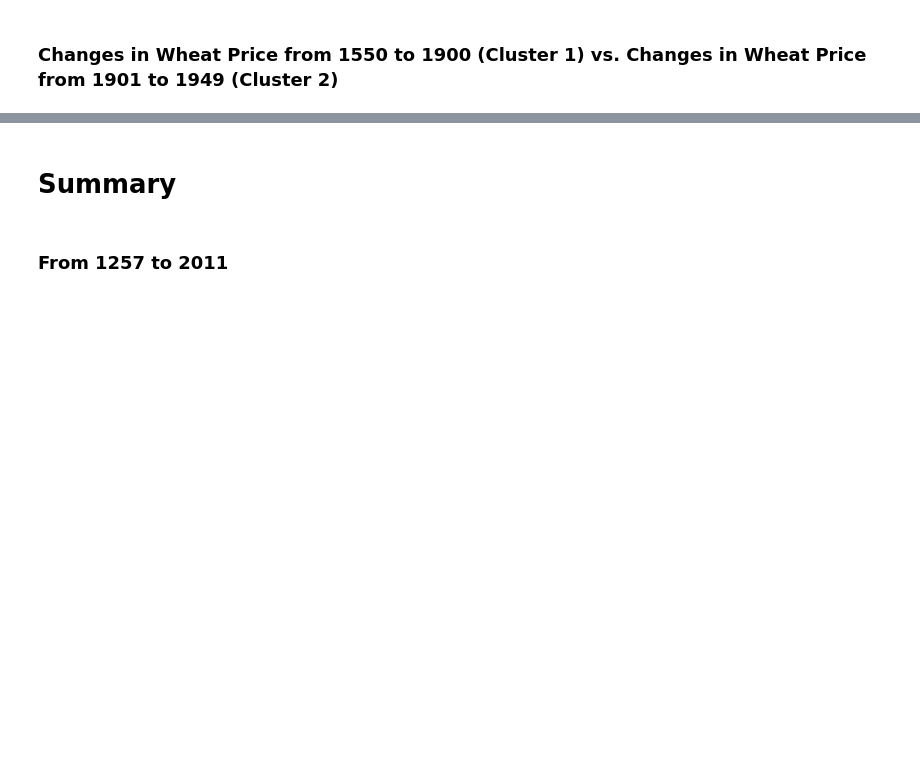
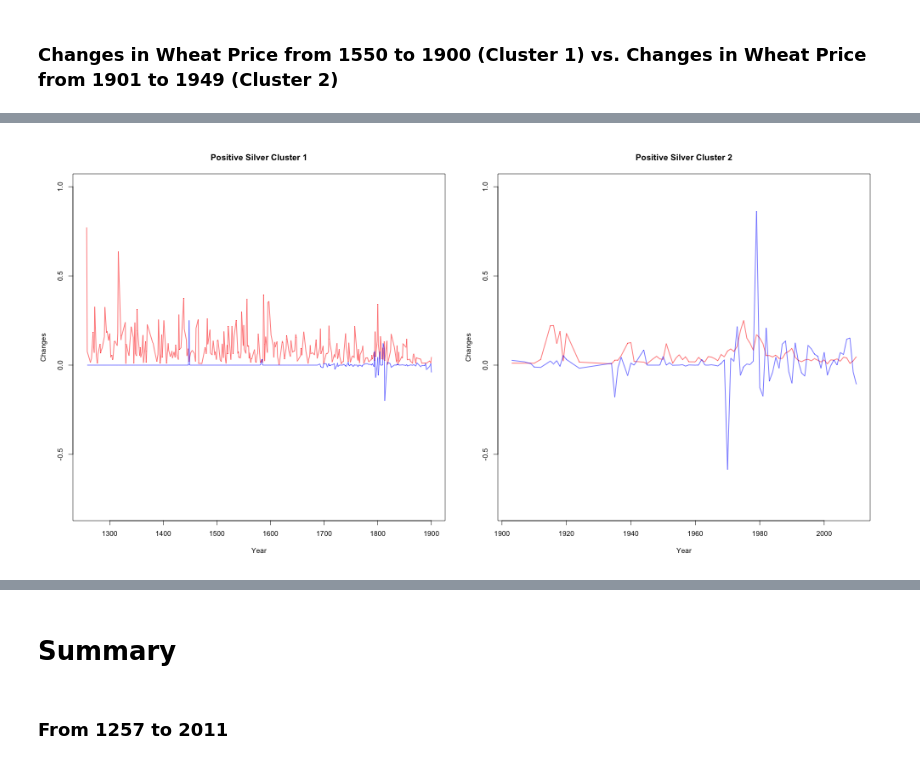
Before and after one commit to abadrenkov/data-analysis-template, a Jupyter notebook: notebooks/NB3_data_analysis.ipynb, the cells around one changed output, grey strips where cells are left out. Cells and saved outputs as stored; diff of their text form; code cells hidden in the pictures; blank space fills up the shorter version.

```diff
--- a/notebooks/NB3_data_analysis.ipynb
+++ b/notebooks/NB3_data_analysis.ipynb
@@ -170,0 +194,15 @@ title("Wheat Cluster 2")
+# %%
+%%R -r 50 -w 1000 -h 500
+par(mfrow=c(1,2))
+
+plot(pos_S_cluster1$Date, pos_S_cluster1$Inflation, type="n", xlab="Year", ylab="Changes", ylim=c(-0.8,1))
+lines(pos_S_cluster1$Date, pos_S_cluster1$Inflation, col="red")
+lines(pos_S_cluster1$Date, pos_S_cluster1$Change, col="blue")
+title("Positive Silver Cluster 1")
+
+plot(pos_S_cluster2$Date,pos_S_cluster2$Inflation, type="n", xlab="Year", ylab="Changes", ylim=c(-0.8,1))
+lines(pos_S_cluster2$Date,pos_S_cluster2$Inflation, col="red")
+lines(pos_S_cluster2$Date,pos_S_cluster2$Change, col="blue")
+title("Positive Silver Cluster 2")
+# %% [output]
+[figure, added]
```
Also changed, not shown: parts of 13 cells of this notebook, 3 other files.
